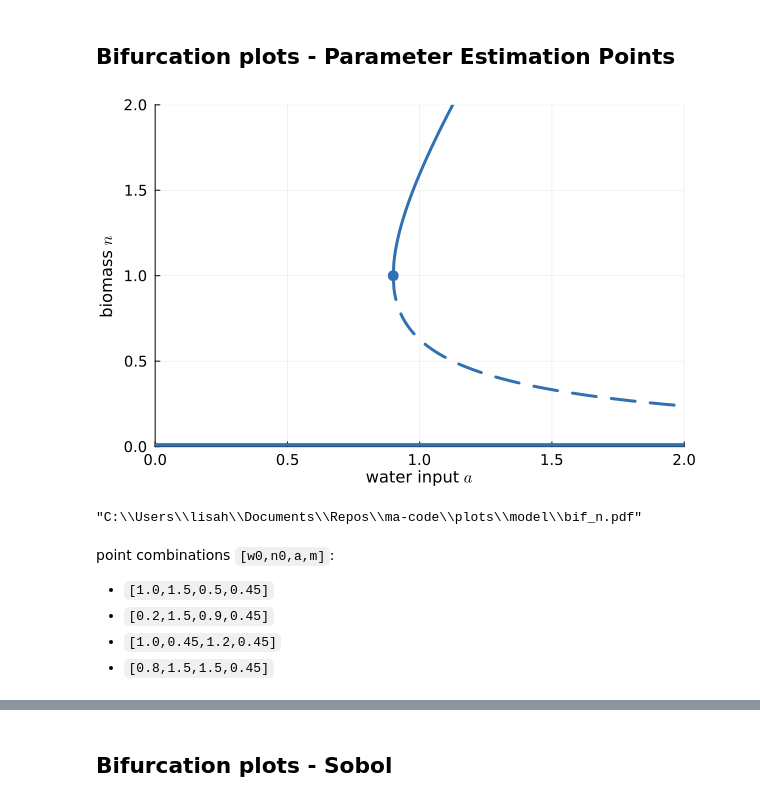
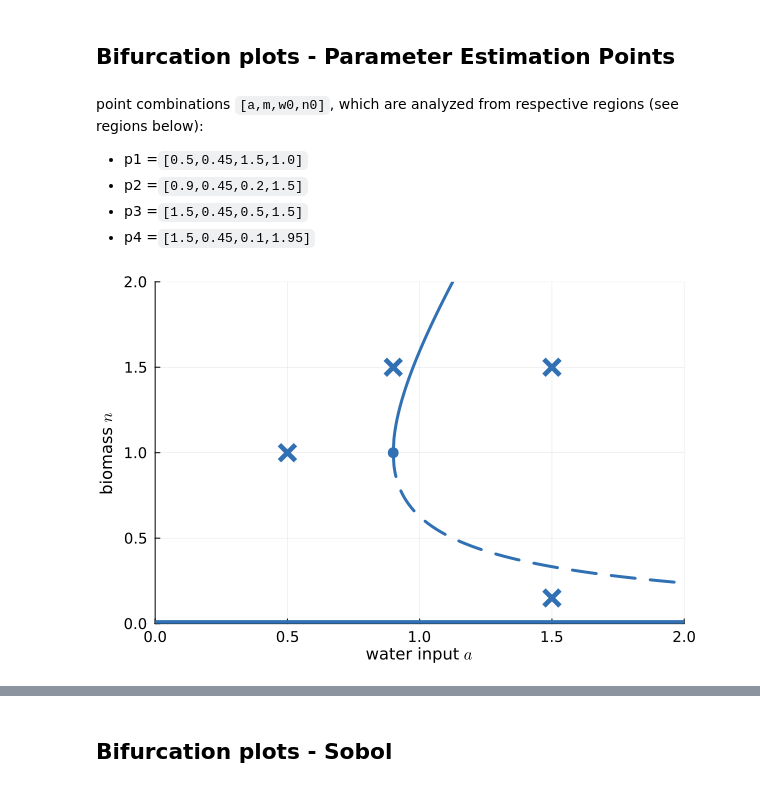
Before and after one commit to lisab00/ma-code, a Jupyter notebook: notebooks/playground/bifurcation_diagrams.ipynb, the cells around one changed output, grey strips where cells are left out. Drawn from its saved outputs; the diff is of its cells as text; code cells hidden in the pictures.

```diff
--- a/notebooks/playground/bifurcation_diagrams.ipynb
+++ b/notebooks/playground/bifurcation_diagrams.ipynb
@@ -7,19 +7,15 @@ using .Src, Plots
   Activating project at `C:\Users\lisah\Documents\Repos\ma-code`
 # %% [markdown]
 ## Bifurcation plots - Parameter Estimation Points
-# %%
-pts = [[0.5,1.5], [0.9,1.5], [1.2,0.45], [1.5,1.5]]
-bif_plot(0.45, "n")
-# %% [output]
-[figure, removed]
-# %%
-savefig("C:/Users/lisah/Documents/Repos/ma-code/plots/model/bif_n.pdf")
-# %% [output]
-"C:\\Users\\lisah\\Documents\\Repos\\ma-code\\plots\\model\\bif_n.pdf"
 # %% [markdown]
-point combinations `[w0,n0,a,m]`:
- - `[1.0,1.5,0.5,0.45]`
- - `[0.2,1.5,0.9,0.45]`
- - `[1.0,0.45,1.2,0.45]`
- - `[0.8,1.5,1.5,0.45]`
+point combinations `[a,m,w0,n0]`, which are analyzed from respective regions (see regions below):
+ - p1 =`[0.5,0.45,1.5,1.0]`
+ - p2 =`[0.9,0.45,0.2,1.5]`
+ - p3 =`[1.5,0.45,0.5,1.5]`
+ - p4 =`[1.5,0.45,0.1,1.95]`
+# %%
+pts = [[0.5,1.0], [0.9,1.5], [1.5,1.5], [1.5,0.15]]
+bif_plot(0.45, "n", points=pts)
+# %% [output]
+[figure, added]
 # %%
```
Also changed, not shown: parts of 4 cells of this notebook.
